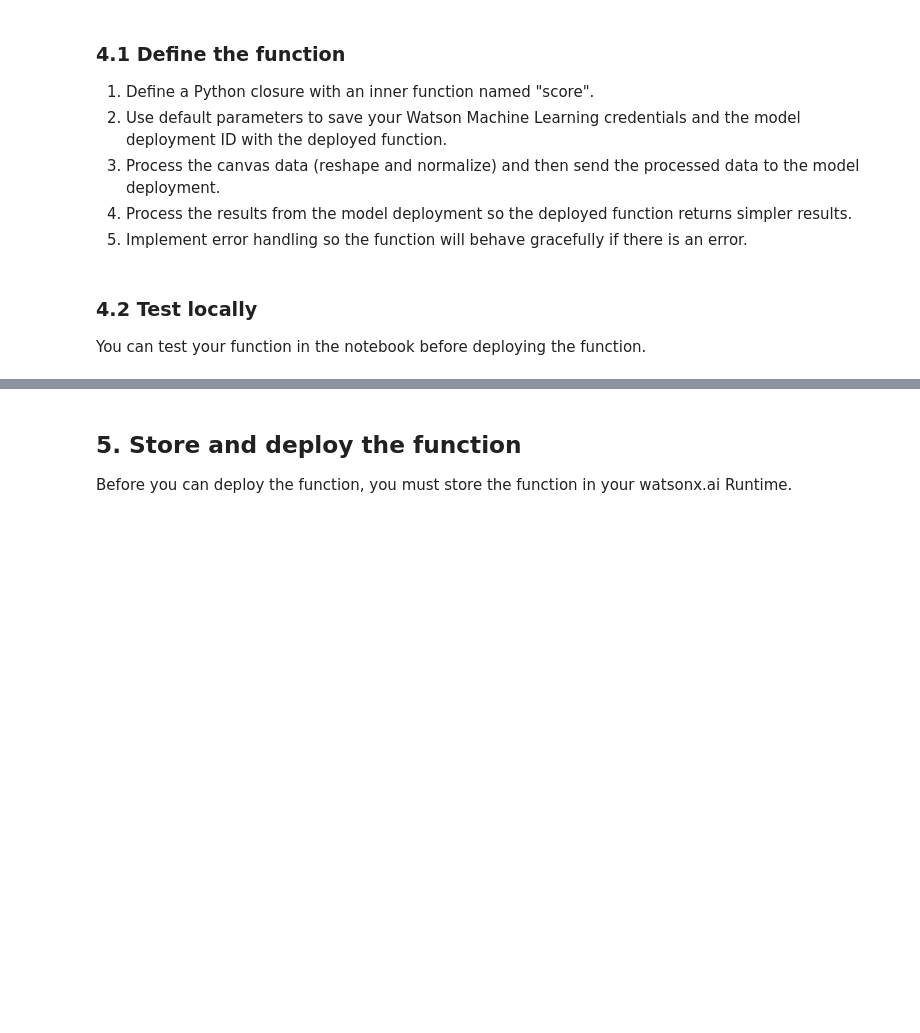
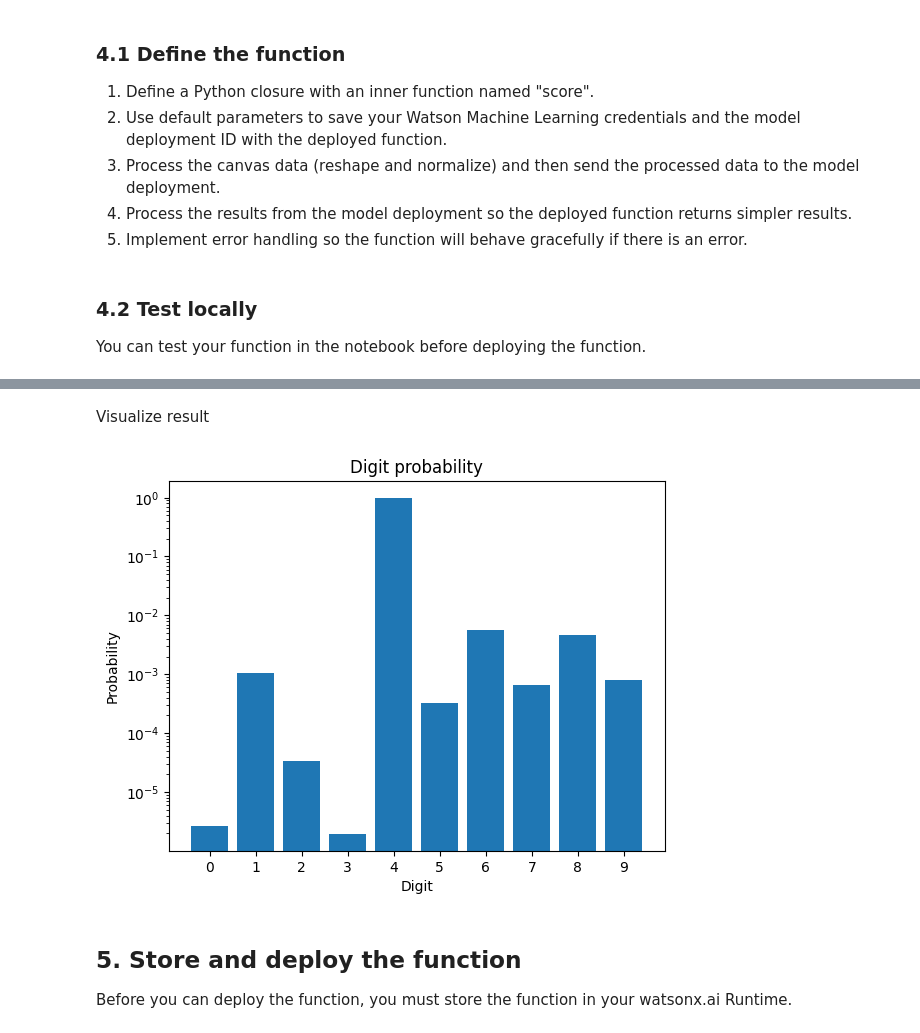
Before and after one commit to wgifford/watsonx-ai-samples, a Jupyter notebook: cpd5.2/notebooks/python_sdk/deployments/python_function/Use Python function to recognize hand-written digits.ipynb, the cells around one changed output, grey strips where cells are left out. Drawn from its saved outputs; the diff is of its cells as text; code cells hidden in the pictures; blank space fills up the shorter version.

```diff
--- a/cpd5.2/notebooks/python_sdk/deployments/python_function/Use Python function to recognize hand-written digits.ipynb
+++ b/cpd5.2/notebooks/python_sdk/deployments/python_function/Use Python function to recognize hand-written digits.ipynb
@@ -150,7 +149,7 @@ software_spec_id = client.software_specifications.get_id_by_name("runtime-24.1-p
 # %%
 metadata = {
     client.repository.ModelMetaNames.NAME: "Saved MNIST model",
-    client.repository.ModelMetaNames.TYPE: "tensorflow_2.14",
+    client.repository.ModelMetaNames.TYPE: "tensorflow_2.18",
     client.repository.ModelMetaNames.SOFTWARE_SPEC_UID: software_spec_id,
 }
 
@@ -301,19 +305,11 @@ def my_deployable_function(params=parameters):
     from PIL import Image
     from ibm_watsonx_ai import APIClient
 
-    def getRGBAArr(canvas_data):
-        dimension = canvas_data["height"]
-        rgba_data = canvas_data["data"]
-        rgba_arr = np.asarray(rgba_data).astype("uint8")
+    def get_image_array(canvas_data):
+        rgba_data, dimension = canvas_data["data"], canvas_data["height"]
+        rgba_array = np.asarray(rgba_data).astype("uint8")
 
-        return rgba_arr.reshape(dimension, dimension, 4)
-
-    def getNormAlphaList(img):
-        alpha_arr = np.array(img.split()[-1])
-        norm_alpha_arr = alpha_arr / 255
-        norm_alpha_list = norm_alpha_arr.reshape(1, 784).tolist()
-
-        return norm_alpha_list
+        return rgba_array.reshape(dimension, dimension, 4)
 
     def score(function_payload):
         try:
@@ -321,19 +317,19 @@ def my_deployable_function(params=parameters):
             canvas_data = function_payload["input_data"][0]["values"][0]
 
             # Create an array object with the required shape
-            rgba_arr = getRGBAArr(canvas_data)
+            image_array = get_image_array(canvas_data)
 
             # Create an image object that can be resized
-            img = Image.fromarray(rgba_arr, "RGBA")
+            img = Image.fromarray(image_array, "RGBA")
 
             # Resize the image to 28 x 28 pixels
             sm_img = img.resize((28, 28), Image.LANCZOS)
 
-            # Create a 1 x 784 array of values between 0 and 1
-            alpha_list = getNormAlphaList(sm_img)
+            # Get alpha channel of resized image
+            alpha_arr = np.array(sm_img.split()[-1]).reshape((28, 28, 1))
 
             # Create a payload to be sent to the model
-            model_payload = {"input_data": [{"values": alpha_list}]}
+            model_payload = {"input_data": [{"values": [alpha_arr]}]}
 
             client = APIClient(
                 credentials=params["credentials"], space_id=params["space_id"]
@@ -352,8 +348,9 @@ def my_deployable_function(params=parameters):
 ### 4.2 Test locally
 You can test your function in the notebook before deploying the function.
 # %%
-func_result = my_deployable_function()(
-    {"input_data": [{"values": [sample_canvas_data]}]}
-)
-print(func_result)
+local_function = my_deployable_function()
+
+func_result = local_function({"input_data": [{"values": [sample_canvas_data]}]})
+
+print(json.dumps(func_result, indent=2))
 # %% [output]
@@ -361,3 +374,15 @@ print(func_result)
+# %% [markdown]
+Visualize result
+# %%
+plt.bar(range(10), func_result["predictions"][0]["values"][0])
+plt.title("Digit probability")
+plt.xlabel("Digit")
+plt.ylabel("Probability")
+plt.xticks(range(10))
+plt.yscale("log")
+plt.show()
+# %% [output]
+[figure, added]
 # %% [markdown]
 ## <a id="deploy"></a> 5. Store and deploy the function
 Before you can deploy the function, you must store the function in your watsonx.ai Runtime.
```
Also changed, not shown: parts of 18 cells of this notebook, 12 other files.
